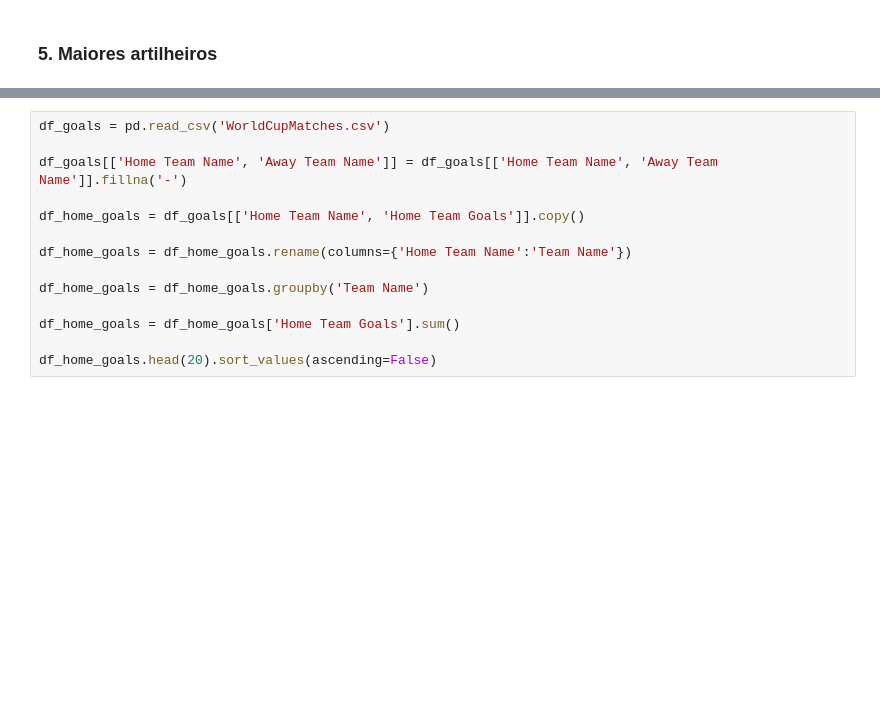
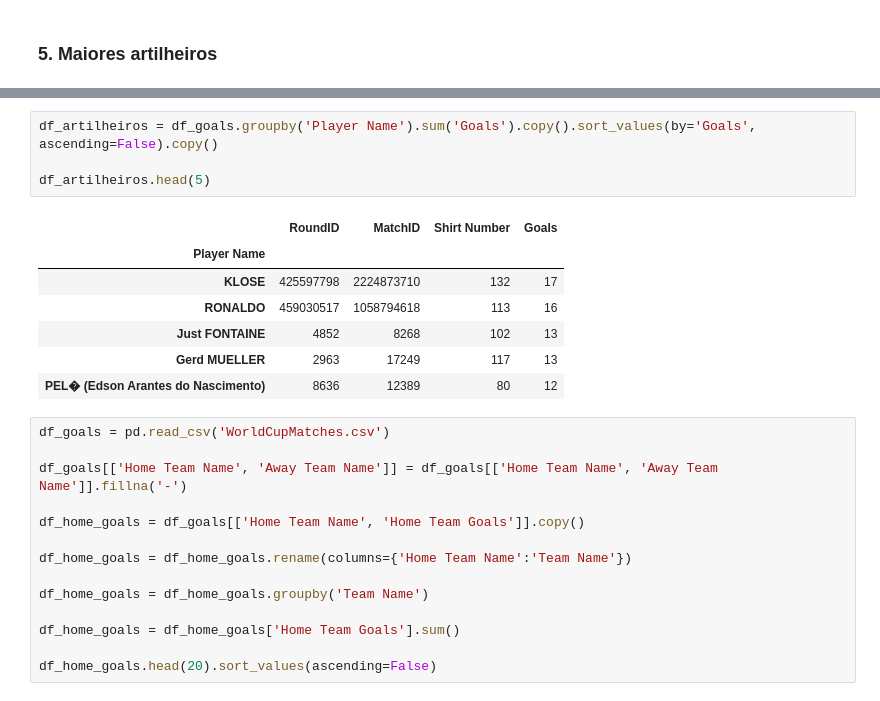
Before and after one commit to osantoschris/projeto-final-tec-programacao, a Jupyter notebook: christian.ipynb, the cells around one changed output, grey strips where cells are left out. Saved outputs shown, nothing was run; the diff lists cells and outputs as text; blank space fills up the shorter version.

Commit message:
encontrar artilheiros

```diff
--- a/christian.ipynb
+++ b/christian.ipynb
@@ -132,3 +156,15 @@ df_players.loc[df_players['Event'].str.contains('G')]
+# %%
+df_artilheiros = df_goals.groupby('Player Name').sum('Goals').copy().sort_values(by='Goals', ascending=False).copy()
+
+df_artilheiros.head(5)
+# %% [output]
+|  | RoundID | MatchID | Shirt Number | Goals |
+| Player Name |  |  |  |  |
+| KLOSE | 425597798 | 2224873710 | 132 | 17 |
+| RONALDO | 459030517 | 1058794618 | 113 | 16 |
+| Just FONTAINE | 4852 | 8268 | 102 | 13 |
+| Gerd MUELLER | 2963 | 17249 | 117 | 13 |
+| PEL� (Edson Arantes do Nascimento) | 8636 | 12389 | 80 | 12 |
 # %%
 df_goals = pd.read_csv('WorldCupMatches.csv')
 
```
Also changed, not shown: parts of 4 cells of this notebook.
